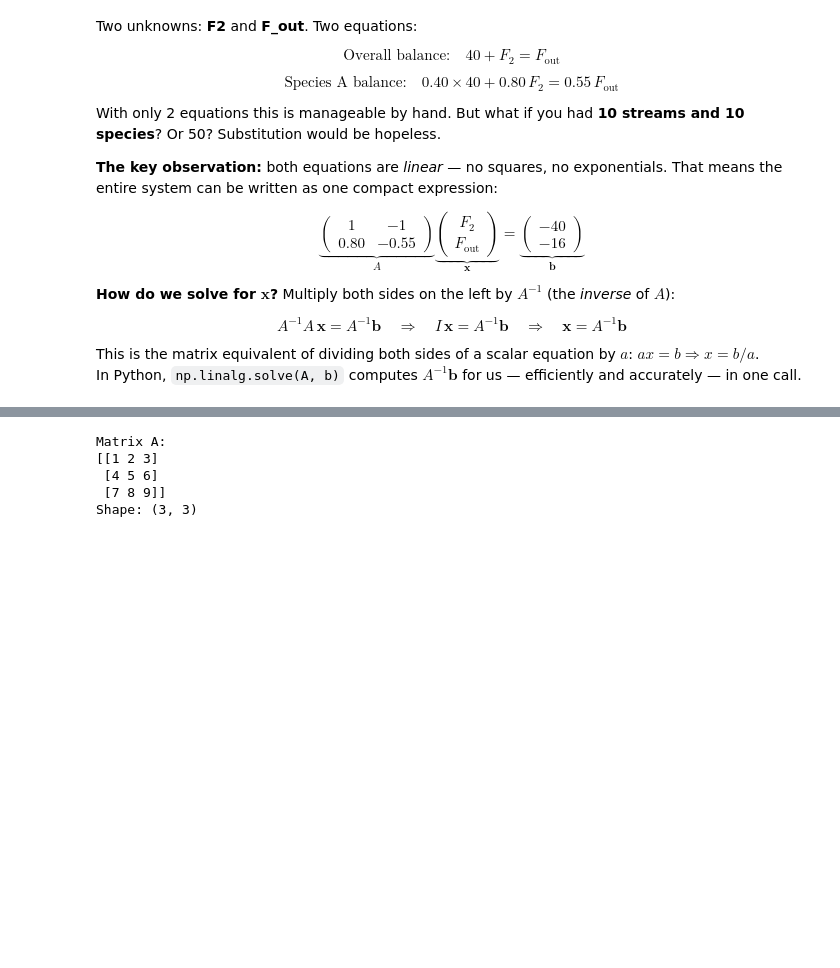
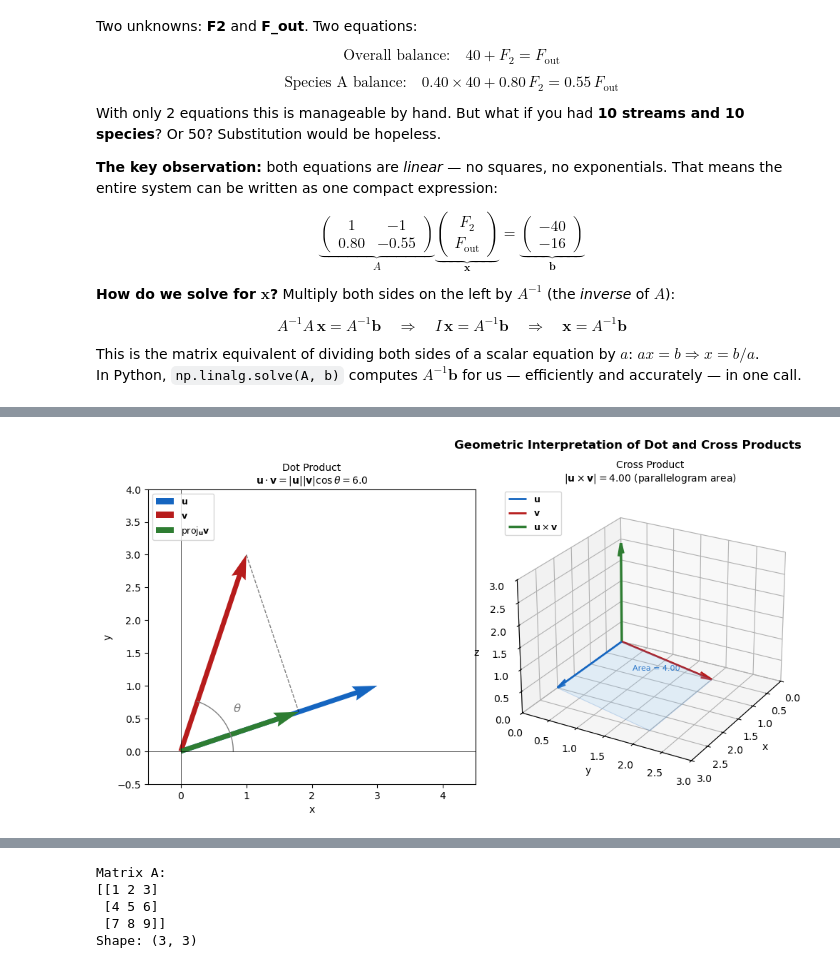
Before and after one commit to ock-group/CHME212-2026-Spring, a Jupyter notebook: docs/chapter11/11_notebook.ipynb, the cells around one changed output, grey strips where cells are left out. Saved outputs shown, nothing was run; the diff lists cells and outputs as text; code cells hidden in the pictures; blank space fills up the shorter version.

```diff
--- a/docs/chapter11/11_notebook.ipynb
+++ b/docs/chapter11/11_notebook.ipynb
@@ -78 +216,88 @@ Verification: A @ x = [-40. -16.]  (should match b = [-40. -16.])
+# %%
+import matplotlib.pyplot as plt
+import matplotlib.patches as mpatches
+from mpl_toolkits.mplot3d.art3d import Poly3DCollection
+
+# Use simple 2D vectors for geometry clarity
+u2 = np.array([3.0, 1.0])
+v2 = np.array([1.0, 3.0])
+
+fig = plt.figure(figsize=(15, 5))
+
+# ── Panel 1: Dot product — projection ────────────────────────────────────
+ax1 = fig.add_subplot(131)
+
+origin = np.array([0, 0])
+ax1.quiver(*origin, *u2, angles='xy', scale_units='xy', scale=1,
+           color='#1565C0', width=0.015, label=r'$\mathbf{u}$')
+ax1.quiver(*origin, *v2, angles='xy', scale_units='xy', scale=1,
+           color='#B71C1C', width=0.015, label=r'$\mathbf{v}$')
+
+# Projection of v onto u
+u2_hat = u2 / np.linalg.norm(u2)
+proj_len = np.dot(v2, u2_hat)
+proj_vec = proj_len * u2_hat
+ax1.quiver(*origin, *proj_vec, angles='xy', scale_units='xy', scale=1,
+           color='#2E7D32', width=0.015, label=r'proj$_{\mathbf{u}}\mathbf{v}$')
+
+# Dashed line from v tip to projection
+ax1.plot([v2[0], proj_vec[0]], [v2[1], proj_vec[1]],
+         'k--', linewidth=1, alpha=0.5)
+
+# Angle arc
+theta = np.linspace(0, np.arctan2(v2[1], v2[0]), 30)
+r = 0.8
+ax1.plot(r*np.cos(theta), r*np.sin(theta), 'gray', linewidth=1)
+mid = len(theta)//2
+ax1.text(r*np.cos(theta[mid])*1.25, r*np.sin(theta[mid])*1.25,
+         r'$\theta$', fontsize=12, color='gray')
+
+# Dot product annotation
+dot2 = np.dot(u2, v2)
+ax1.set_title(f'Dot Product\n'
+              f'$\\mathbf{{u}}\\cdot\\mathbf{{v}}=|\\mathbf{{u}}||\\mathbf{{v}}|\\cos\\theta={dot2:.1f}$',
+              fontsize=10)
+ax1.set_xlim(-0.5, 4.5); ax1.set_ylim(-0.5, 4.0)
+ax1.set_aspect('equal'); ax1.axhline(0, color='k', lw=0.5); ax1.axvline(0, color='k', lw=0.5)
+ax1.legend(loc='upper left', fontsize=9)
+ax1.set_xlabel('x'); ax1.set_ylabel('y')
+
+
+# ── Panel 2: Cross product — 3D parallelogram + result vector ────────────
+ax2 = fig.add_subplot(132, projection='3d')
+
+u3 = np.array([2.0, 0.0, 0.0])
+v3 = np.array([0.5, 2.0, 0.0])
+w3 = np.cross(u3, v3)          # points in +z direction
+
+# Draw u and v
+ax2.quiver(0,0,0, *u3, color='#1565C0', linewidth=2, arrow_length_ratio=0.12, label=r'$\mathbf{u}$')
+ax2.quiver(0,0,0, *v3, color='#B71C1C', linewidth=2, arrow_length_ratio=0.12, label=r'$\mathbf{v}$')
+
+# Draw cross product vector (scaled for visibility)
+scale = 0.6
+ax2.quiver(0,0,0, *(w3*scale), color='#2E7D32', linewidth=2.5,
+           arrow_length_ratio=0.12, label=r'$\mathbf{u}\times\mathbf{v}$')
+
+# Parallelogram faces
+corners = np.array([[0,0,0], u3, u3+v3, v3])
+poly = Poly3DCollection([corners], alpha=0.2, facecolor='#90CAF9', edgecolor='#1565C0', linewidth=0.8)
+ax2.add_collection3d(poly)
+
+# Annotate area
+area2 = np.linalg.norm(w3)
+ax2.text(1.0, 0.8, 0.1, f'Area = {area2:.2f}', fontsize=8, color='#1565C0')
+ax2.set_xlim(0, 3); ax2.set_ylim(0, 3); ax2.set_zlim(0, 3)
+ax2.set_xlabel('x'); ax2.set_ylabel('y'); ax2.set_zlabel('z')
+ax2.set_title(f'Cross Product\n'
+              f'$|\\mathbf{{u}}\\times\\mathbf{{v}}|={area2:.2f}$ (parallelogram area)', fontsize=10)
+ax2.legend(fontsize=9, loc='upper left')
+ax2.view_init(elev=25, azim=30)
+
+plt.suptitle('Geometric Interpretation of Dot and Cross Products',
+             fontsize=12, fontweight='bold', y=1.01)
+plt.tight_layout()
+plt.show()
+# %% [output]
+[figure, added]
 # %% [markdown]
```
Also changed, not shown: parts of 29 cells of this notebook, 1 other file.
